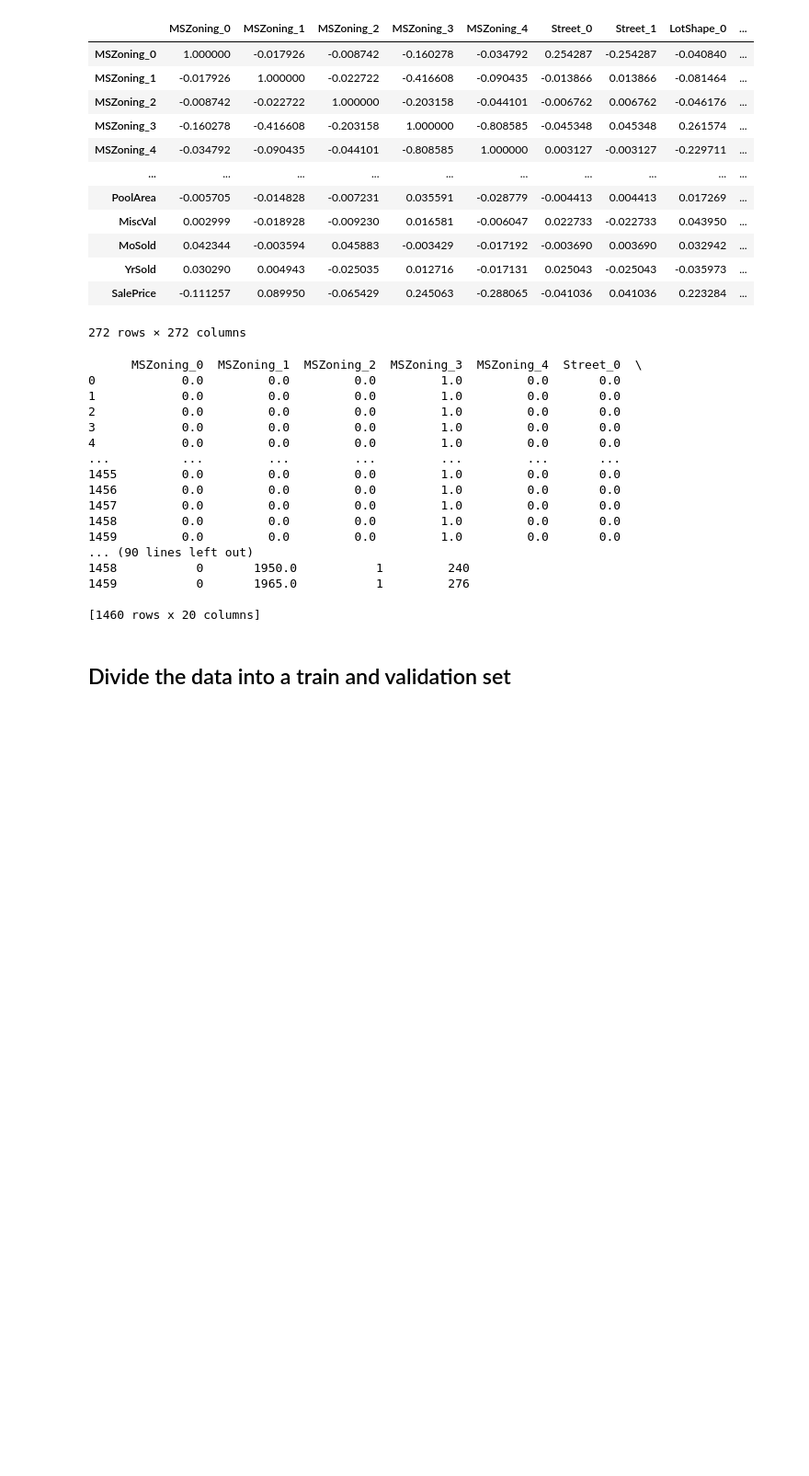
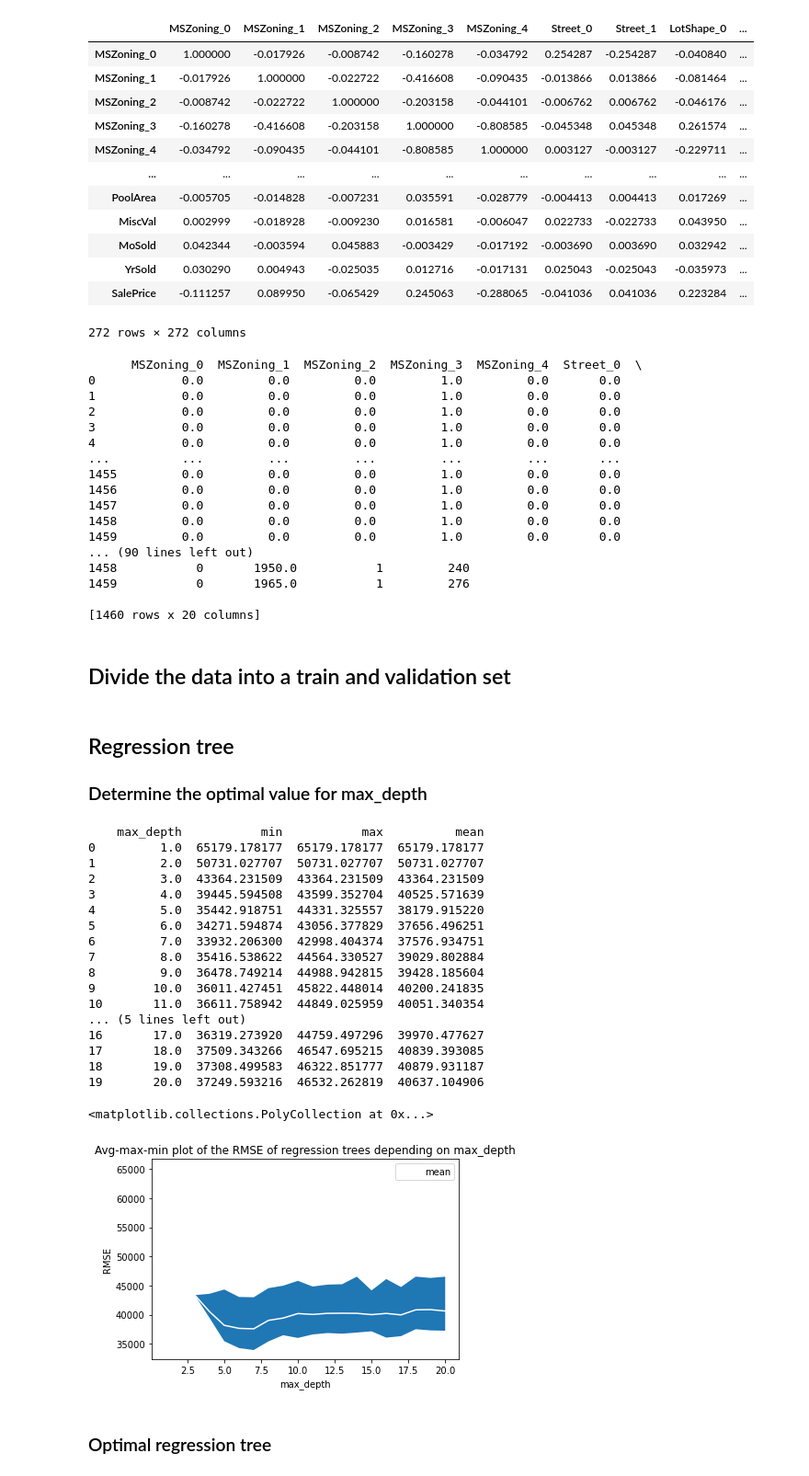
Before and after one commit to Gwyneth653/Syntax-error, a Jupyter notebook: code/correct_data/Random Forest Regressor.ipynb, the cells around one changed output. Shown: that part at 92% size. Saved outputs shown, nothing was run; the diff lists cells and outputs as text; code cells hidden in the pictures; blank space fills up the shorter version.

```diff
--- a/code/correct_data/Random Forest Regressor.ipynb
+++ b/code/correct_data/Random Forest Regressor.ipynb
@@ -238,3 +241,63 @@ print(X_train_subset)
 ## Divide the data into a train and validation set
 # %%
 X_train, X_test, y_train, y_test = train_test_split(X_train_subset, y_train, test_size=0.2, random_state=42)
+# %% [markdown]
+## Regression tree
+
+### Determine the optimal value for max_depth
+# %%
+model = DecisionTreeRegressor()
+depths = np.arange(1, 21, 1)
+repitions = np.arange(0, 50)
+df = pd.DataFrame(columns =['max_depth', 'rmse'])
+
+# Create a regression tree with every possible value for max_depth between 1 and 100
+for n in depths:
+
+    # With every value for max_depth, repeat modelling 50 times
+    for i in repitions:
+
+        # Fit regression model
+        model.set_params(max_depth=n)
+        model.fit(X_train, y_train)
+
+        # Predict
+        y_pred = model.predict(X_test)
+
+        # Compute root mean squared error
+        rmse = np.sqrt(mean_squared_error(y_pred, y_test))
+
+        # Add row to dataframe
+        df = df.append({'max_depth': n, 'rmse': rmse}, ignore_index=True)
+
+# Plot the avg, max, and min rmse of the random forests for every number of estimators
+data = df.groupby('max_depth')['rmse'].agg(['min', 'max', 'mean']).reset_index()
+print(data)
+
+ax  = data.plot(x='max_depth', y='mean', c='white')
+plt.title("Avg-max-min plot of the RMSE of regression trees depending on max_depth")
+plt.xlabel('max_depth')
+plt.ylabel('RMSE')
+plt.fill_between(x='max_depth',y1='min',y2='max', data=data)
+# %% [output]
+    max_depth           min           max          mean
+0         1.0  65179.178177  65179.178177  65179.178177
+1         2.0  50731.027707  50731.027707  50731.027707
+2         3.0  43364.231509  43364.231509  43364.231509
+3         4.0  39445.594508  43599.352704  40525.571639
+4         5.0  35442.918751  44331.325557  38179.915220
+5         6.0  34271.594874  43056.377829  37656.496251
+6         7.0  33932.206300  42998.404374  37576.934751
+7         8.0  35416.538622  44564.330527  39029.802884
+8         9.0  36478.749214  44988.942815  39428.185604
+9        10.0  36011.427451  45822.448014  40200.241835
+10       11.0  36611.758942  44849.025959  40051.340354
+... (5 lines left out)
+16       17.0  36319.273920  44759.497296  39970.477627
+17       18.0  37509.343266  46547.695215  40839.393085
+18       19.0  37308.499583  46322.851777  40879.931187
+19       20.0  37249.593216  46532.262819  40637.104906
+<matplotlib.collections.PolyCollection at 0x...>
+[figure, added]
+# %% [markdown]
+### Optimal regression tree
```
Also changed, not shown: parts of 12 cells of this notebook.
